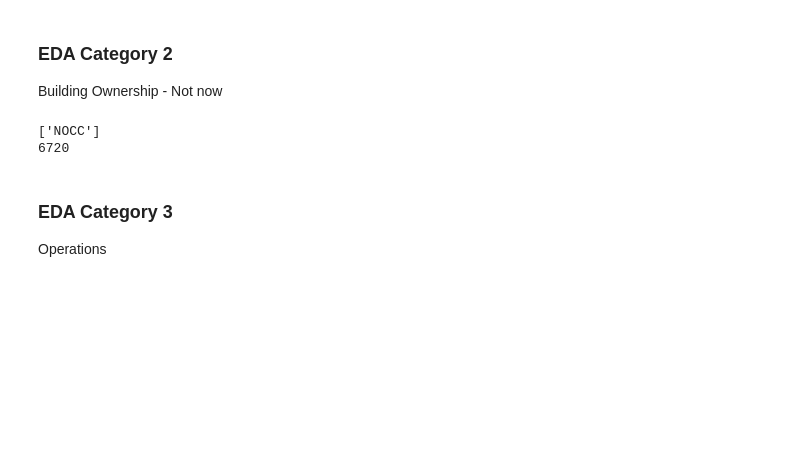
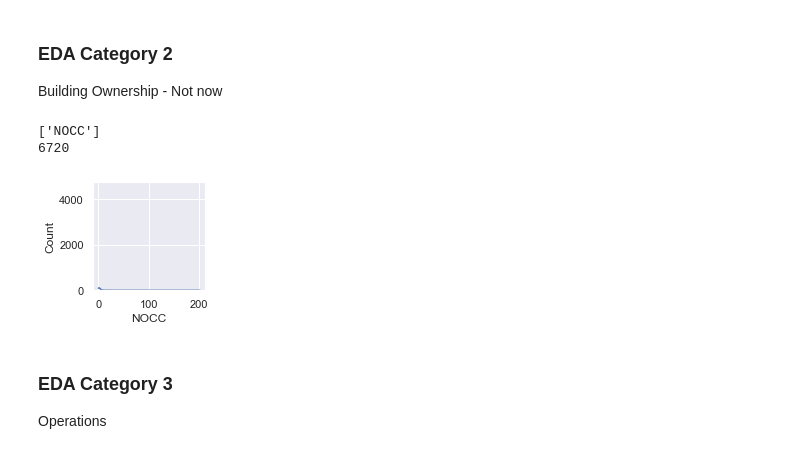
Before and after one commit to oostendo/2022-SI699-011, a Jupyter notebook: eva_and_sam/EDA_cbecs2012.ipynb, the cells around one changed output. Saved outputs shown, nothing was run; the diff lists cells and outputs as text; code cells hidden in the pictures; blank space fills up the shorter version.

```diff
--- a/eva_and_sam/EDA_cbecs2012.ipynb
+++ b/eva_and_sam/EDA_cbecs2012.ipynb
@@ -204,6 +221,10 @@ print(df2_total)
 # %% [output]
 ['NOCC']
 6720
+# %%
+build_hist(num_cols_cat2)
+# %% [output]
+[figure, added]
 # %% [markdown]
 ### EDA Category 3
 
```
Also changed, not shown: parts of 15 cells of this notebook.
